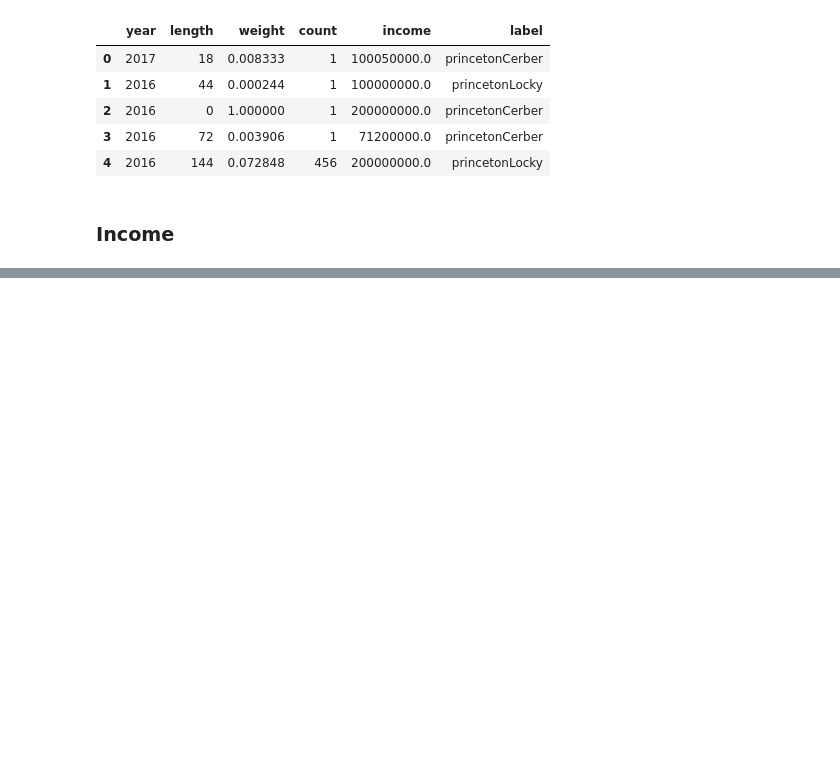
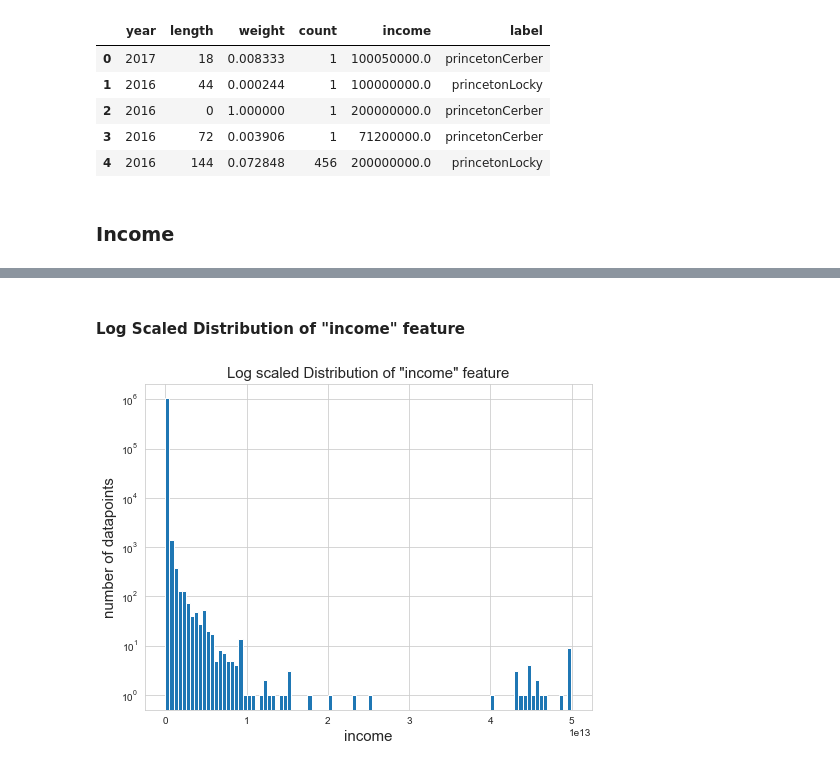
Before and after one commit to gauravsh0812/Bitcoin_Heist, a Jupyter notebook: Bitcoin_Heist.ipynb, the cells around one changed output, grey strips where cells are left out. Saved outputs shown, nothing was run; the diff lists cells and outputs as text; code cells hidden in the pictures; blank space fills up the shorter version.

```diff
--- a/Bitcoin_Heist.ipynb
+++ b/Bitcoin_Heist.ipynb
@@ -407,0 +388,11 @@ pd.DataFrame(neglog_income).boxplot()
+# %% [markdown]
+#### Log Scaled Distribution of "income" feature
+# %%
+plt.figure(figsize=(8,6))
+plt.hist(df['income'], bins=100, log=True)
+plt.xlabel('income', fontsize=15)
+plt.ylabel('number of datapoints', fontsize=15)
+plt.title('Log scaled Distribution of "income" feature', fontsize=15)
+plt.show()
+# %% [output]
+[figure, added]
```
Also changed, not shown: parts of 21 cells of this notebook.
